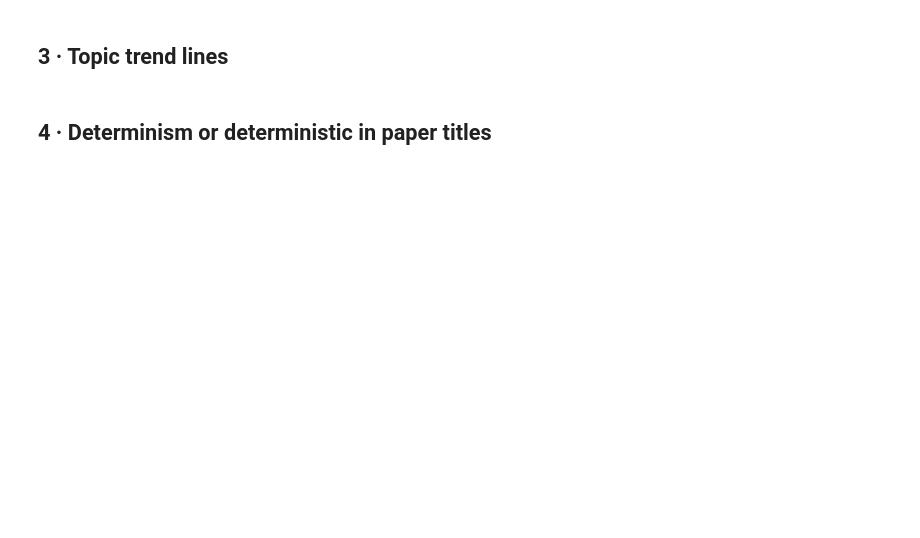
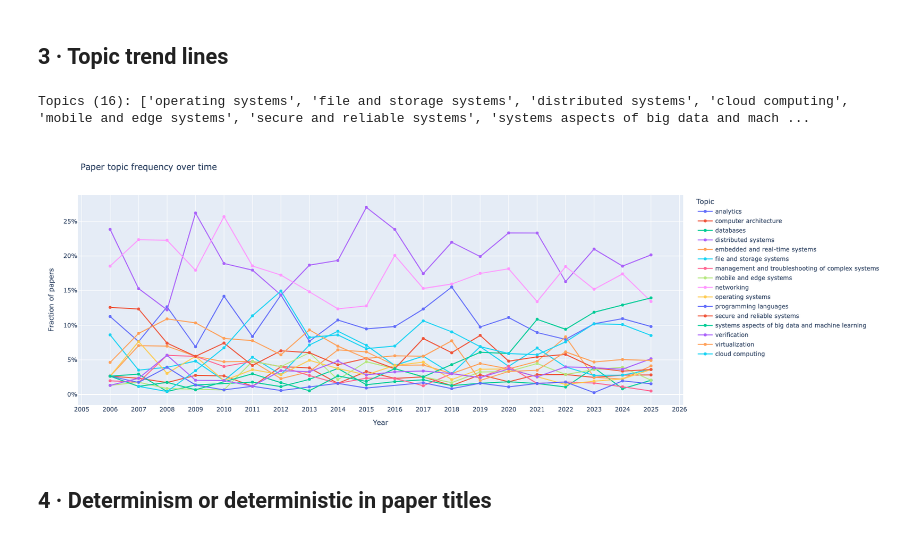
Before and after one commit to marwage/viz-sys-conferences, a Jupyter notebook: notebooks/explore.ipynb, the cells around one changed output. Drawn from its saved outputs; the diff is of its cells as text; code cells hidden in the pictures; blank space fills up the shorter version.

```diff
--- a/notebooks/explore.ipynb
+++ b/notebooks/explore.ipynb
@@ -68,24 +74,24 @@ fig.show()
 # %% [markdown]
 ## 3 · Topic trend lines
 # %%
-topics = (repo / "sosp26_topics.txt").read_text().strip().splitlines()
-print(f"Topics ({len(topics)}):", topics)
-
-trends = topic_trends_embedding(editions, topics)
+trends = topic_trends_from_embeddings(DATA_DIR / "embeddings.npz")
 
 fig = px.line(
     trends, x="year", y="frequency", color="topic",
     markers=True,
     title="Paper topic frequency over time",
     labels={"frequency": "Fraction of papers", "year": "Year", "topic": "Topic"},
 )
 fig.update_layout(
     xaxis=dict(dtick=1),
     yaxis=dict(tickformat=".0%"),
     hovermode="x unified",
     height=600,
 )
 fig.show()
+# %% [output]
+Topics (16): ['operating systems', 'file and storage systems', 'distributed systems', 'cloud computing', 'mobile and edge systems', 'secure and reliable systems', 'systems aspects of big data and mach ...
+[figure, added]
 # %% [markdown]
 ## 4 · Determinism or deterministic in paper titles
 # %%
```
Also changed, not shown: parts of 5 cells of this notebook, 5 other files.
